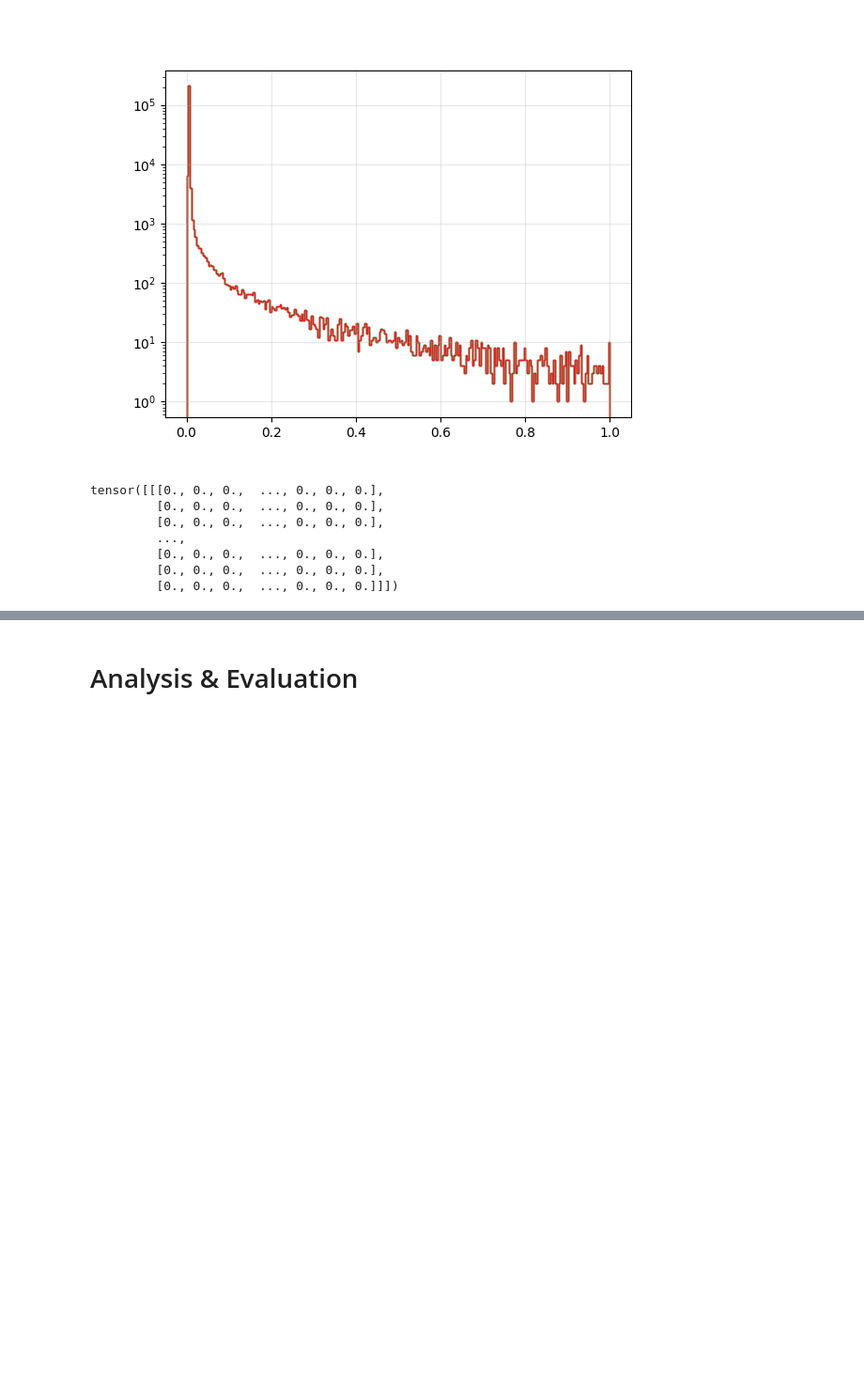
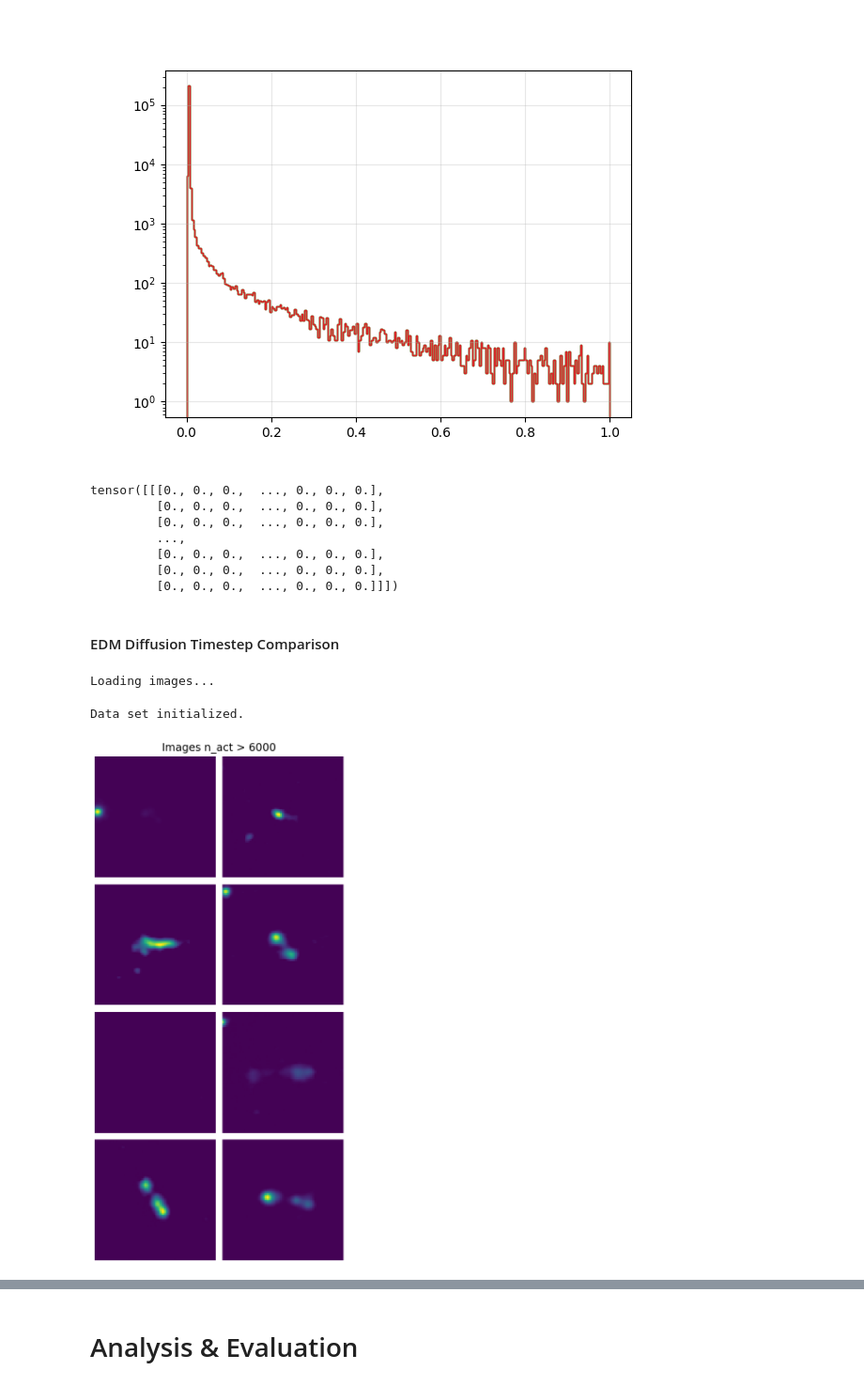
Before and after one commit to tmartinezML/LOFAR-Diffusion, a Jupyter notebook: src/notebooks/compare_datasets.ipynb, the cells around one changed output, grey strips where cells are left out. Shown at 94% size. Drawn from its saved outputs; the diff is of its cells as text; code cells hidden in the pictures; blank space fills up the shorter version.

```diff
--- a/src/notebooks/compare_datasets.ipynb
+++ b/src/notebooks/compare_datasets.ipynb
@@ -181,3 +177,47 @@ tensor([[[0., 0., 0.,  ..., 0., 0., 0.],
          [0., 0., 0.,  ..., 0., 0., 0.],
          [0., 0., 0.,  ..., 0., 0., 0.],
          [0., 0., 0.,  ..., 0., 0., 0.]]])
+# %% [markdown]
+#### EDM Diffusion Timestep Comparison
+# %%
+from utils.data_utils import ImagePathDataset
+
+gen_folder = Path("/home/bbd0953/diffusion/image_data/generated/timesteps_comparison/samples_EDM_T=50")
+
+transform = Compose([
+        ToTensor(),
+        CenterCrop(80),
+        lambda img: img[:1,:,:],  # First channel only
+    ])
+
+ds = ImagePathDataset(gen_folder, transforms=transform)
+dl = DataLoader(ds, batch_size=36, shuffle=True)
+# %% [output]
+Loading images...
+Data set initialized.
+# %%
+n_pixel_threshold = 6000
+
+# Filter all images for which the number of pixels with value > 0 is less than n_pixel_threshold
+idx = []
+for i, img in tqdm(enumerate(ds), total=len(ds)):
+    if (img > 0).sum() > n_pixel_threshold:
+        idx.append(i)
+
+ds_filtered = torch.utils.data.Subset(ds, idx)
+# %%
+from importlib import reload
+import utils
+reload(utils.plot_utils)
+from utils.plot_utils import plot_samples
+
+
+# Pick 9 random samples from the filtered dataset
+idx = np.random.choice(len(ds_filtered), 8, replace=False)
+samples = torch.stack([ds_filtered[i] for i in idx])
+
+# Plot samples
+fig, ax = plot_samples(samples, vmin=0, title="Images n_act > 6000",
+                       n_cols=2)
+# %% [output]
+[figure, added]
```
Also changed, not shown: parts of 6 cells of this notebook, 19 other files.
